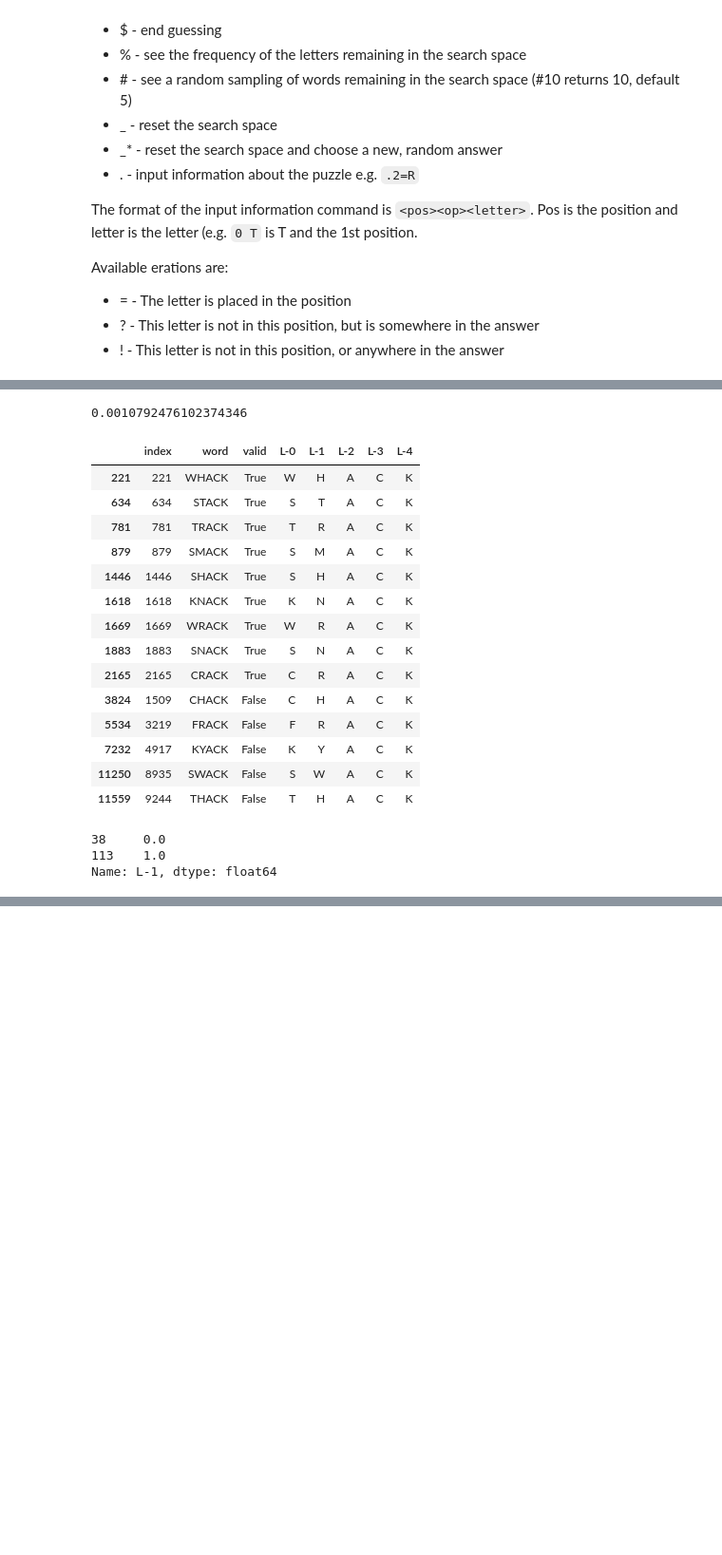
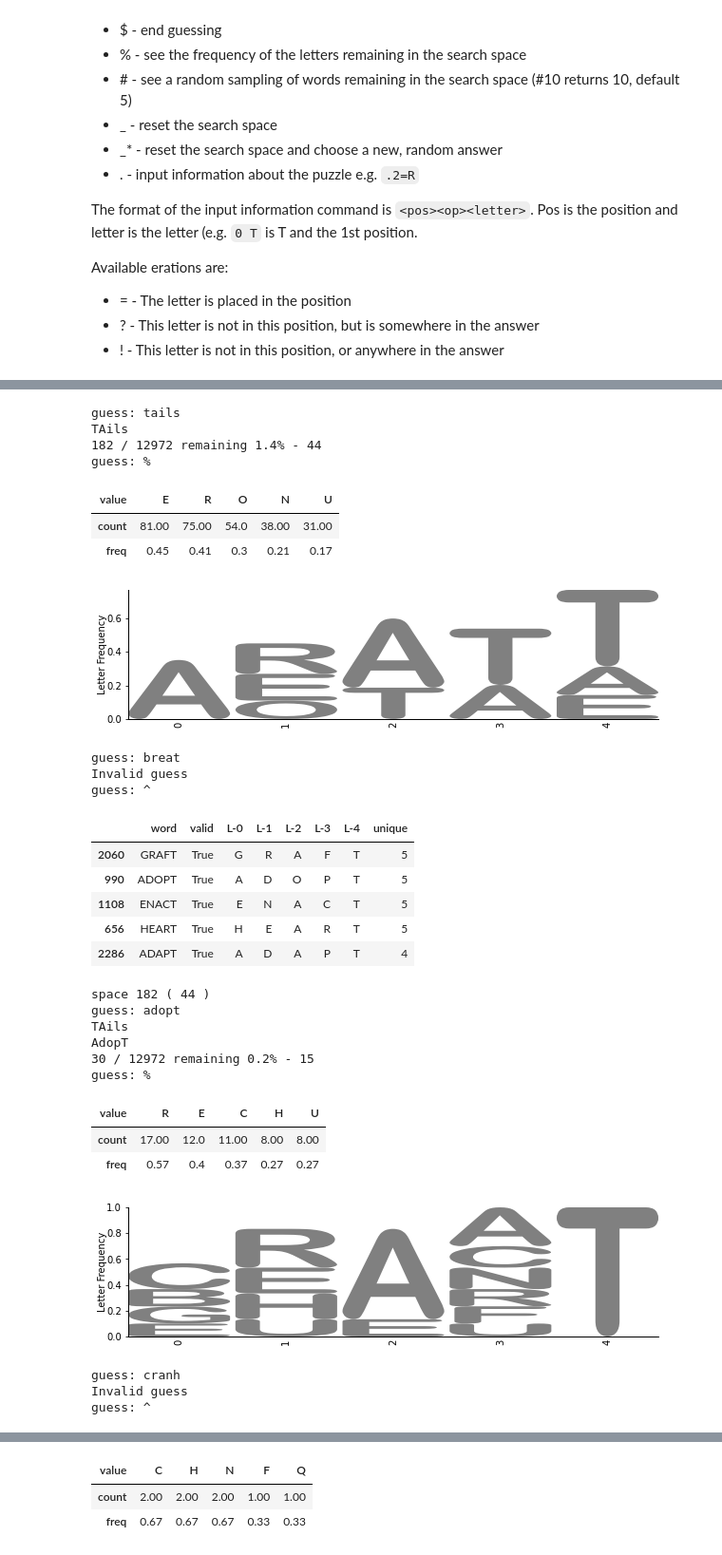
Before and after one commit to ACEnglish/wordlexp, a Jupyter notebook: Wordle.ipynb, the cells around one changed output, grey strips where cells are left out. Shown: that part at 95% size. Drawn from its saved outputs; the diff is of its cells as text; code cells hidden in the pictures; blank space fills up the shorter version.

```diff
--- a/Wordle.ipynb
+++ b/Wordle.ipynb
@@ -669,31 +22,0 @@ cnt_all.groupby(['guess'])['space'].describe()
-# %%
-filt += get_space(all_words[filt == 0], "BLACK", "WHACK")
-(filt == 0).sum() / len(filt)
-# %% [output]
-0.0010792476102374346
-# %%
-all_words[filt == 0]
-# %% [output]
-|  | index | word | valid | L-0 | L-1 | L-2 | L-3 | L-4 |
-| 221 | 221 | WHACK | True | W | H | A | C | K |
-| 634 | 634 | STACK | True | S | T | A | C | K |
-| 781 | 781 | TRACK | True | T | R | A | C | K |
-| 879 | 879 | SMACK | True | S | M | A | C | K |
-| 1446 | 1446 | SHACK | True | S | H | A | C | K |
-| 1618 | 1618 | KNACK | True | K | N | A | C | K |
-| 1669 | 1669 | WRACK | True | W | R | A | C | K |
-| 1883 | 1883 | SNACK | True | S | N | A | C | K |
-| 2165 | 2165 | CRACK | True | C | R | A | C | K |
-| 3824 | 1509 | CHACK | False | C | H | A | C | K |
-| 5534 | 3219 | FRACK | False | F | R | A | C | K |
-| 7232 | 4917 | KYACK | False | K | Y | A | C | K |
-| 11250 | 8935 | SWACK | False | S | W | A | C | K |
-| 11559 | 9244 | THACK | False | T | H | A | C | K |
-# %%
-x = all_words[filt == 0].copy()
-y = get_space(x, 'BRNKK', 'TRAWL')
-y
-# %% [output]
-38     0.0
-113    1.0
-Name: L-1, dtype: float64
@@ -699,0 +26,34 @@ Name: L-1, dtype: float64
+# %%
+importlib.reload(we)
+we.play()
+# %% [output]
+guess: tails
+TAils
+182 / 12972 remaining 1.4% - 44
+guess: %
+| value | E | R | O | N | U |
+| count | 81.00 | 75.00 | 54.0 | 38.00 | 31.00 |
+| freq | 0.45 | 0.41 | 0.3 | 0.21 | 0.17 |
+[figure, added]
+guess: breat
+Invalid guess
+guess: ^
+|  | word | valid | L-0 | L-1 | L-2 | L-3 | L-4 | unique |
+| 2060 | GRAFT | True | G | R | A | F | T | 5 |
+| 990 | ADOPT | True | A | D | O | P | T | 5 |
+| 1108 | ENACT | True | E | N | A | C | T | 5 |
+| 656 | HEART | True | H | E | A | R | T | 5 |
+| 2286 | ADAPT | True | A | D | A | P | T | 4 |
+space 182 ( 44 )
+guess: adopt
+TAils
+AdopT
+30 / 12972 remaining 0.2% - 15
+guess: %
+| value | R | E | C | H | U |
+| count | 17.00 | 12.0 | 11.00 | 8.00 | 8.00 |
+| freq | 0.57 | 0.4 | 0.37 | 0.27 | 0.27 |
+[figure, added]
+guess: cranh
+Invalid guess
+guess: ^
@@ -699,0 +73,3 @@ Name: L-1, dtype: float64
+| value | C | H | N | F | Q |
+| count | 2.00 | 2.00 | 2.00 | 1.00 | 1.00 |
+| freq | 0.67 | 0.67 | 0.67 | 0.33 | 0.33 |
```
Also changed, not shown: parts of 49 cells of this notebook, 4 other files.
